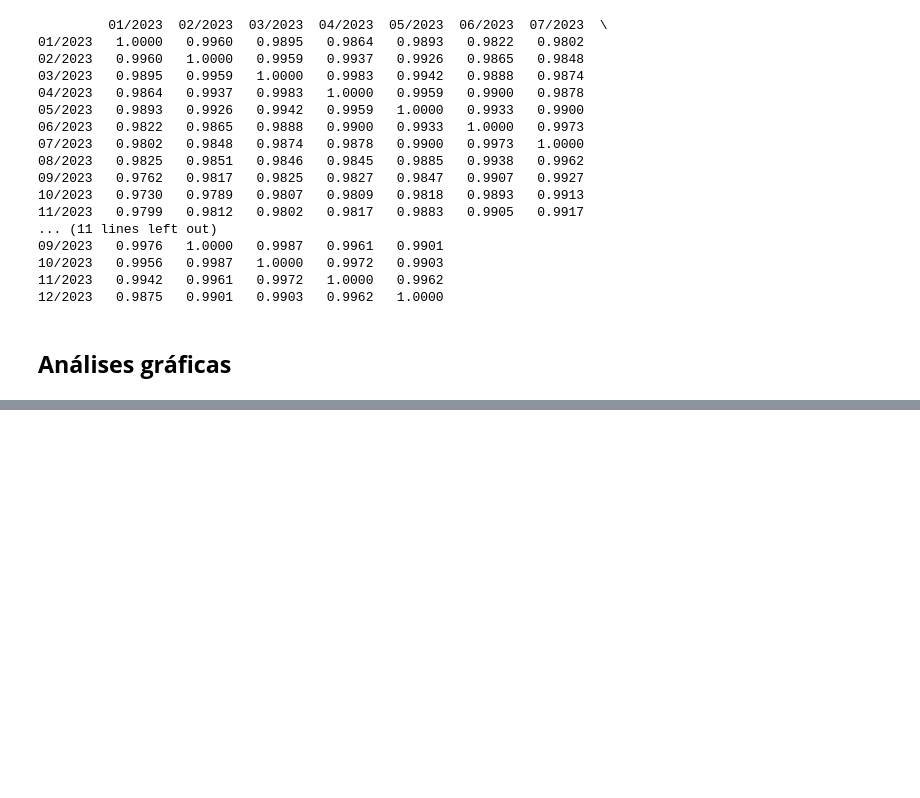
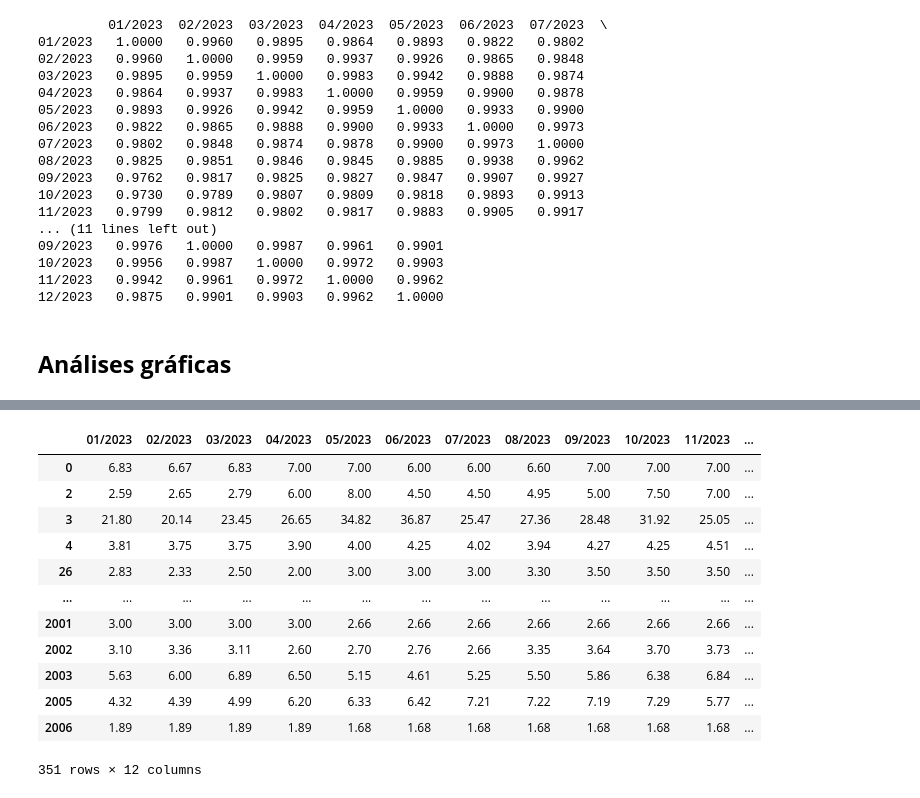
Before and after one commit to rafaellabastos/savvyfix-ia-notebook, a Jupyter notebook: precificacao_dinamica.ipynb, the cells around one changed output, grey strips where cells are left out. Saved outputs shown, nothing was run; the diff lists cells and outputs as text; code cells hidden in the pictures; blank space fills up the shorter version.

```diff
--- a/precificacao_dinamica.ipynb
+++ b/precificacao_dinamica.ipynb
@@ -226,0 +247,18 @@ Meses: Index(['01/2023', '02/2023', '03/2023', '04/2023', '05/2023', '06/2023',
+# %%
+# Variável explicativa X
+X = dados[['01/2023','02/2023','03/2023','04/2023','05/2023','06/2023','07/2023','08/2023','09/2023','10/2023','11/2023','12/2023']]
+X
+# %% [output]
+|  | 01/2023 | 02/2023 | 03/2023 | 04/2023 | 05/2023 | 06/2023 | 07/2023 | 08/2023 | 09/2023 | 10/2023 | 11/2023 | ... |
+| 0 | 6.83 | 6.67 | 6.83 | 7.00 | 7.00 | 6.00 | 6.00 | 6.60 | 7.00 | 7.00 | 7.00 | ... |
+| 2 | 2.59 | 2.65 | 2.79 | 6.00 | 8.00 | 4.50 | 4.50 | 4.95 | 5.00 | 7.50 | 7.00 | ... |
+| 3 | 21.80 | 20.14 | 23.45 | 26.65 | 34.82 | 36.87 | 25.47 | 27.36 | 28.48 | 31.92 | 25.05 | ... |
+| 4 | 3.81 | 3.75 | 3.75 | 3.90 | 4.00 | 4.25 | 4.02 | 3.94 | 4.27 | 4.25 | 4.51 | ... |
+| 26 | 2.83 | 2.33 | 2.50 | 2.00 | 3.00 | 3.00 | 3.00 | 3.30 | 3.50 | 3.50 | 3.50 | ... |
+| ... | ... | ... | ... | ... | ... | ... | ... | ... | ... | ... | ... | ... |
+| 2001 | 3.00 | 3.00 | 3.00 | 3.00 | 2.66 | 2.66 | 2.66 | 2.66 | 2.66 | 2.66 | 2.66 | ... |
+| 2002 | 3.10 | 3.36 | 3.11 | 2.60 | 2.70 | 2.76 | 2.66 | 3.35 | 3.64 | 3.70 | 3.73 | ... |
+| 2003 | 5.63 | 6.00 | 6.89 | 6.50 | 5.15 | 4.61 | 5.25 | 5.50 | 5.86 | 6.38 | 6.84 | ... |
+| 2005 | 4.32 | 4.39 | 4.99 | 6.20 | 6.33 | 6.42 | 7.21 | 7.22 | 7.19 | 7.29 | 5.77 | ... |
+| 2006 | 1.89 | 1.89 | 1.89 | 1.89 | 1.68 | 1.68 | 1.68 | 1.68 | 1.68 | 1.68 | 1.68 | ... |
+351 rows × 12 columns
```
Also changed, not shown: parts of 9 cells of this notebook.
